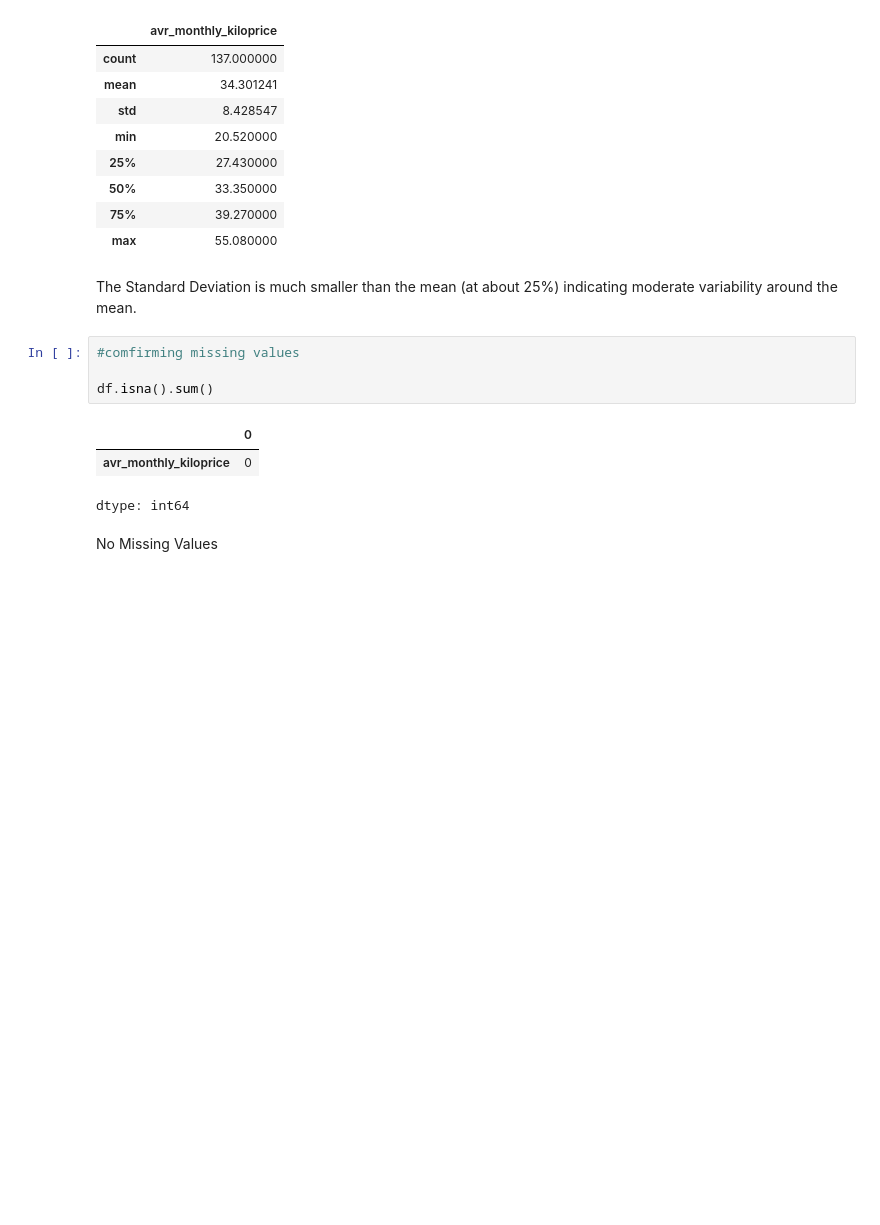
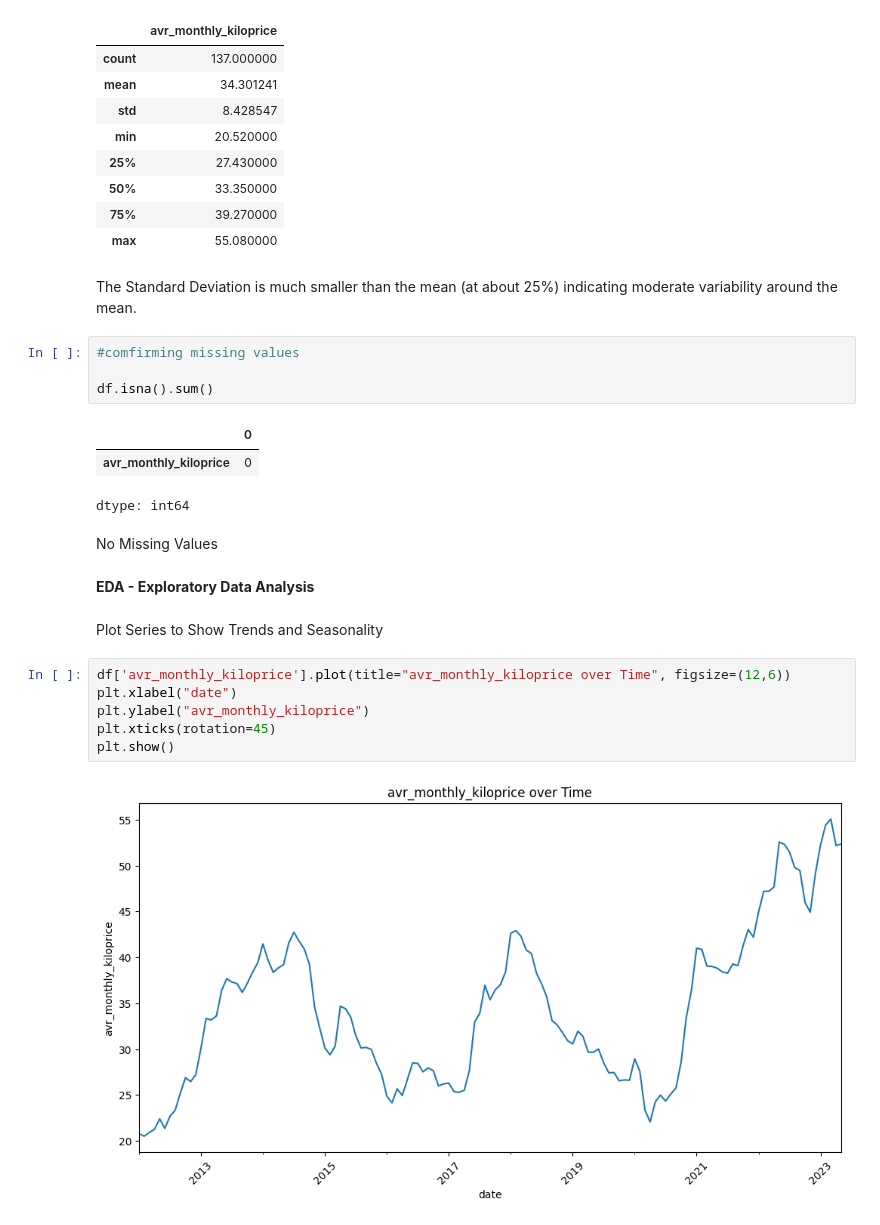
Before and after one commit to dlhegend/-TS_Academy_Capstone_Project, a Jupyter notebook: notebooks/Gift_M_TSAcademy_Cap_Project.ipynb, the cells around one changed output. Cells and saved outputs as stored; diff of their text form; blank space fills up the shorter version.

```diff
--- a/notebooks/Gift_M_TSAcademy_Cap_Project.ipynb
+++ b/notebooks/Gift_M_TSAcademy_Cap_Project.ipynb
@@ -77,3 +81,15 @@ df.isna().sum()
 dtype: int64
 # %% [markdown]
 No Missing Values
+# %% [markdown]
+**EDA - Exploratory Data Analysis**
+# %% [markdown]
+Plot Series to Show Trends and Seasonality
+# %%
+df['avr_monthly_kiloprice'].plot(title="avr_monthly_kiloprice over Time", figsize=(12,6))
+plt.xlabel("date")
+plt.ylabel("avr_monthly_kiloprice")
+plt.xticks(rotation=45)
+plt.show()
+# %% [output]
+[figure, added]
```
Also changed, not shown: parts of 20 cells of this notebook.
